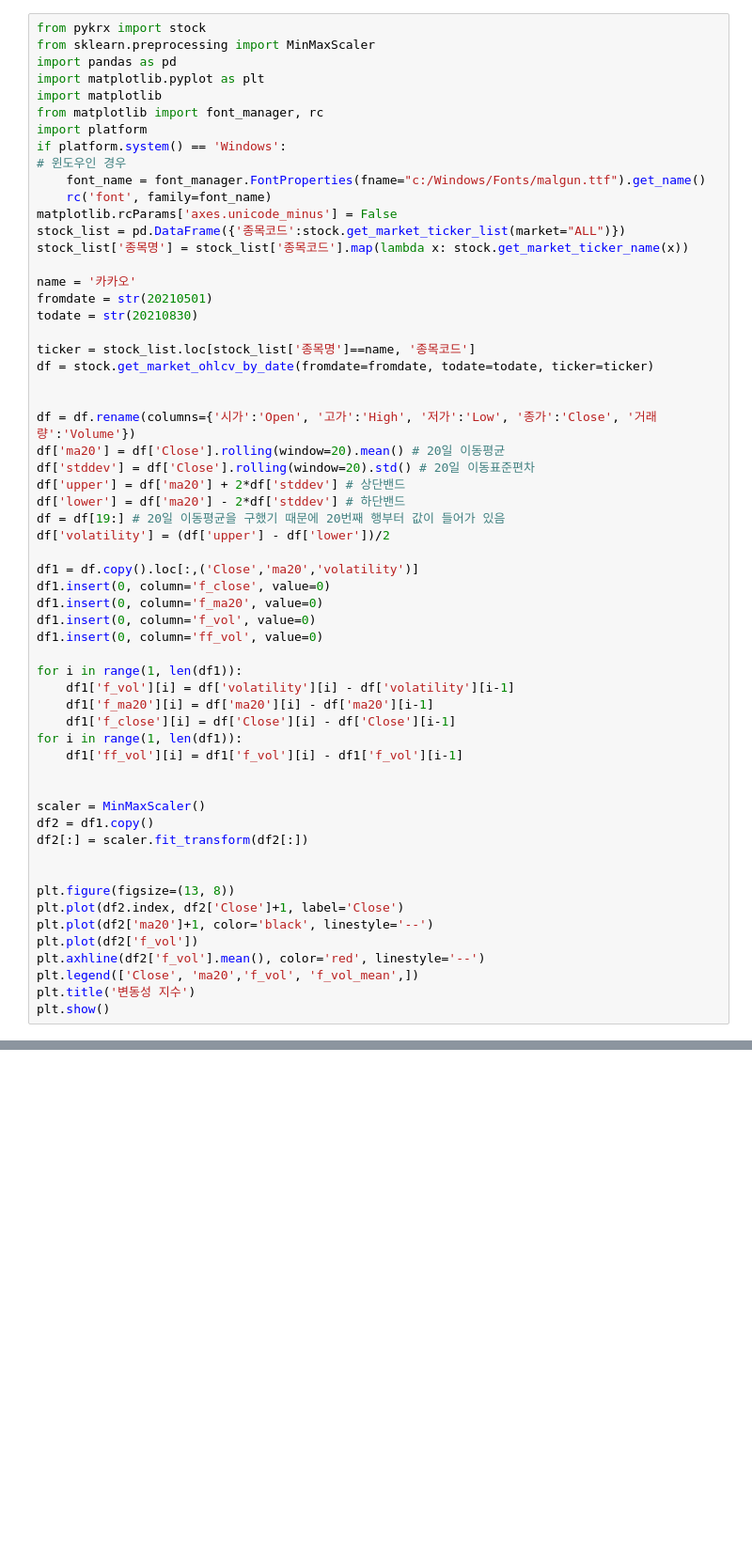
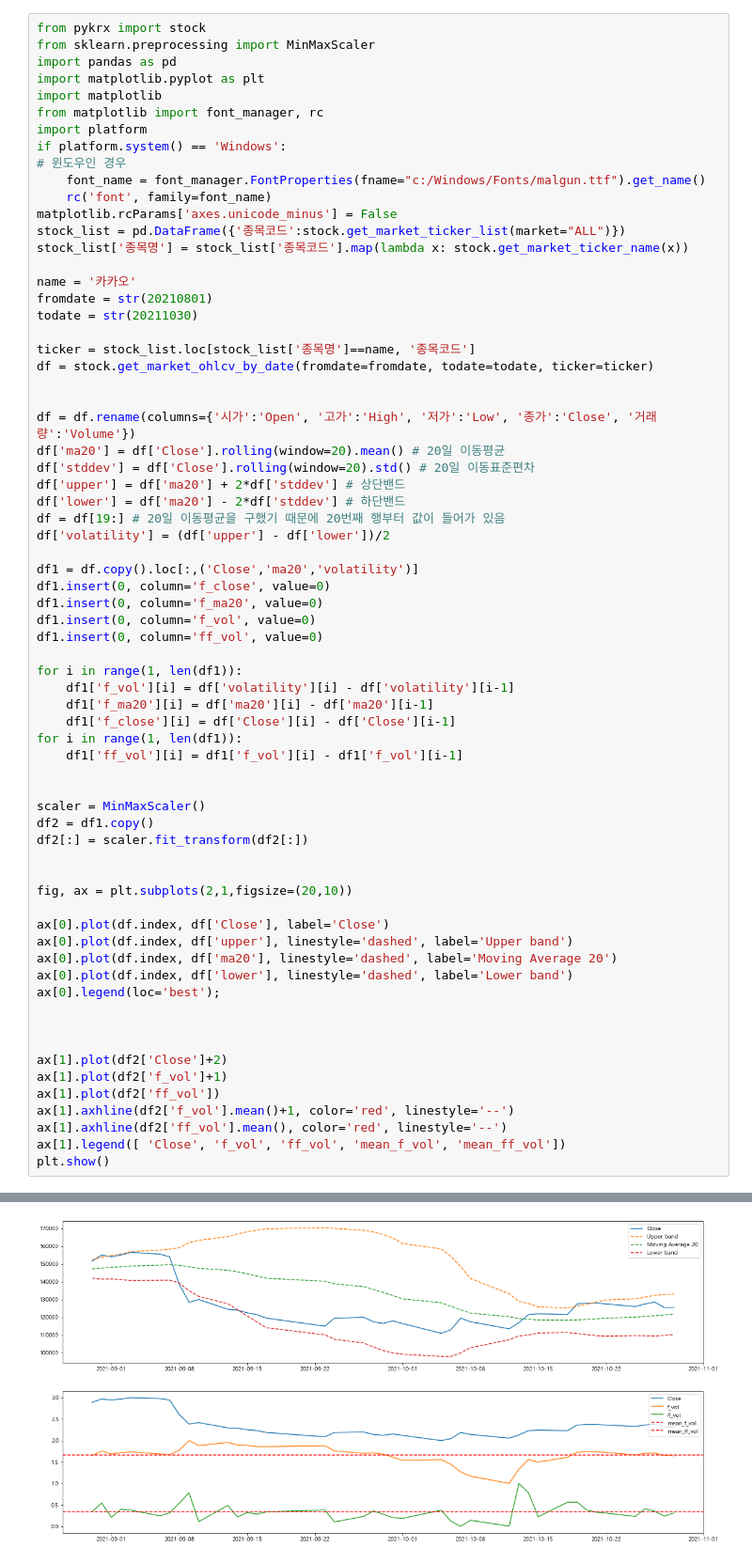
Before and after one commit to ghdakrk/Study_quant, a Jupyter notebook: predict_model.ipynb, the cells around one changed output, grey strips where cells are left out. Shown at 94% size. Drawn from its saved outputs; the diff is of its cells as text; blank space fills up the shorter version.

```diff
--- a/predict_model.ipynb
+++ b/predict_model.ipynb
@@ -15,8 +15,8 @@ stock_list = pd.DataFrame({'종목코드':stock.get_market_ticker_list(market="A
 stock_list['종목명'] = stock_list['종목코드'].map(lambda x: stock.get_market_ticker_name(x))
 
 name = '카카오'
-fromdate = str(20210501)
-todate = str(20210830)
+fromdate = str(20210801)
+todate = str(20211030)
 
 ticker = stock_list.loc[stock_list['종목명']==name, '종목코드']
 df = stock.get_market_ohlcv_by_date(fromdate=fromdate, todate=todate, ticker=ticker)
@@ -49,11 +49,21 @@ df2 = df1.copy()
 df2[:] = scaler.fit_transform(df2[:])
 
 
-plt.figure(figsize=(13, 8))
-plt.plot(df2.index, df2['Close']+1, label='Close')
-plt.plot(df2['ma20']+1, color='black', linestyle='--')
-plt.plot(df2['f_vol'])
-plt.axhline(df2['f_vol'].mean(), color='red', linestyle='--')
-plt.legend(['Close', 'ma20','f_vol', 'f_vol_mean',])
-plt.title('변동성 지수')
+fig, ax = plt.subplots(2,1,figsize=(20,10))
+
+ax[0].plot(df.index, df['Close'], label='Close')
+ax[0].plot(df.index, df['upper'], linestyle='dashed', label='Upper band')
+ax[0].plot(df.index, df['ma20'], linestyle='dashed', label='Moving Average 20')
+ax[0].plot(df.index, df['lower'], linestyle='dashed', label='Lower band')
+ax[0].legend(loc='best');
+
+
+
+ax[1].plot(df2['Close']+2)
+ax[1].plot(df2['f_vol']+1)
+ax[1].plot(df2['ff_vol'])
+ax[1].axhline(df2['f_vol'].mean()+1, color='red', linestyle='--')
+ax[1].axhline(df2['ff_vol'].mean(), color='red', linestyle='--')
+ax[1].legend([ 'Close', 'f_vol', 'ff_vol', 'mean_f_vol', 'mean_ff_vol'])
 plt.show()
+# %% [output]
@@ -59,0 +86 @@ plt.show()
+[figure, added]
```
Also changed, not shown: parts of 2 cells of this notebook.
